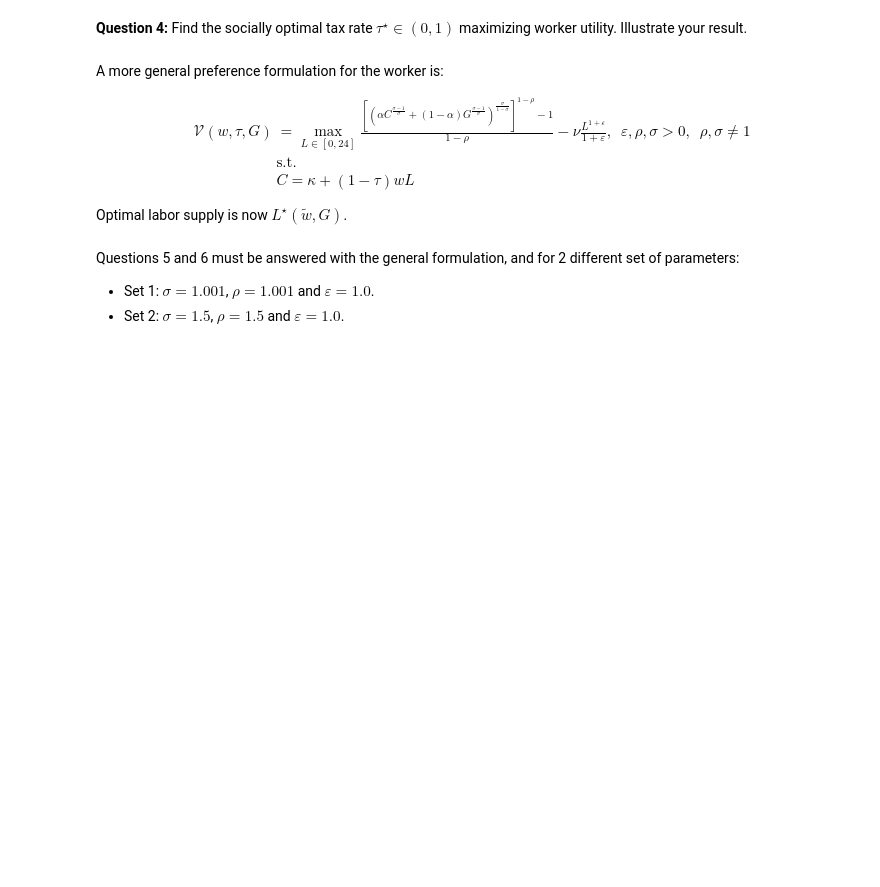
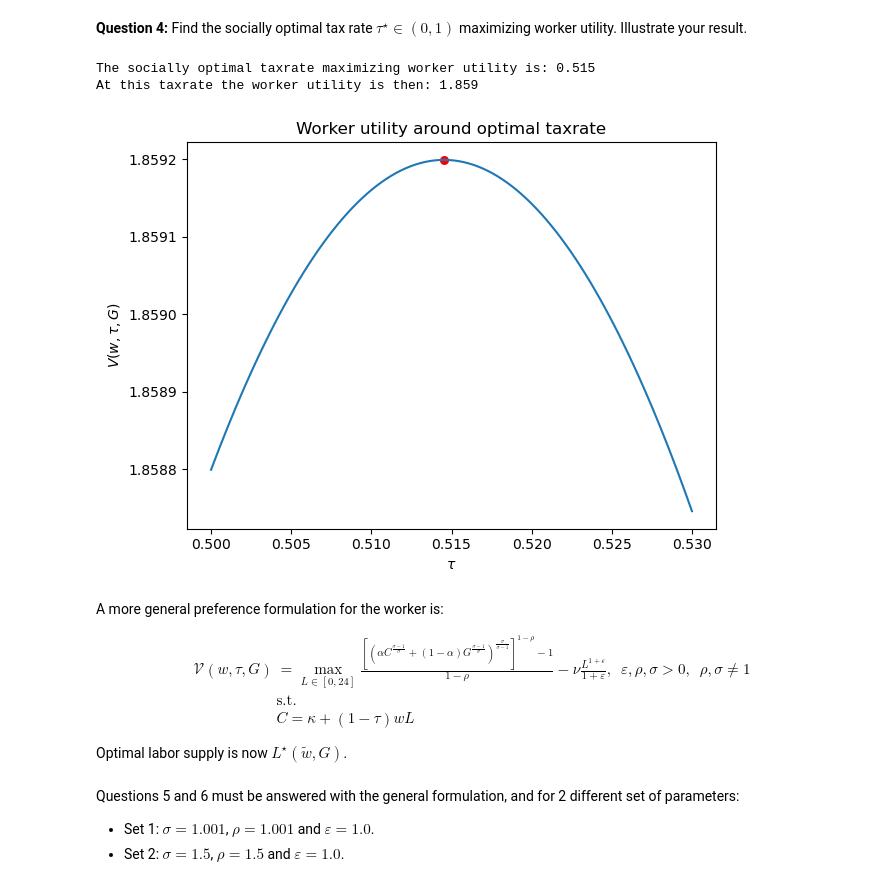
Before and after one commit to NumEconCopenhagen/projects-2023-jacob-per, a Jupyter notebook: examproject/Exam-2023-notebook.ipynb, the cells around one changed output. Drawn from its saved outputs; the diff is of its cells as text; code cells hidden in the pictures; blank space fills up the shorter version.

```diff
--- a/examproject/Exam-2023-notebook.ipynb
+++ b/examproject/Exam-2023-notebook.ipynb
@@ -149,9 +189,64 @@ $$
+# %%
+# a. set parameters
+kappa = 1.0
+alpha = 0.5
+nu = 1/(2*16**2)
+w = 1.0
+lower = 1e-2 # lower bound of tau
+upper = 1.0-lower # upper bound of tau
+tau_0 = 0.5 # initial guess
+
+# b. define negative utility dependant on tau
+def negative_utility(tau):
+    if tau>upper:
+        neg_util=1
+    elif tau<lower:
+        neg_util=1
+    else:
+        wt = (1-tau)*w
+        L = (-kappa+np.sqrt(kappa**2+4*(alpha/nu)*wt**2))/(2*wt)
+        C = kappa + (1-tau)*w*L
+        G = tau*w*L
+        neg_util = -(np.log(C**alpha*G**(1-alpha))-nu*(L**2/2))
+    return neg_util
+
+# c. minimize negative utility
+solution = optimize.minimize(negative_utility, tau_0, method='Nelder-Mead')
+print(f'The socially optimal taxrate maximizing worker utility is: {solution.x[0]:1.3f}')
+print(f'At this taxrate the worker utility is then: {-solution.fun:1.3f}')
+
+# d. plot of worker utility focused around optimal taxrate
+N = 100 # number of points to calculate
+lower = 0.50 # lower bound of tau
+upper = 0.53 # upper bound of tau
+tau_opt_vec = np.linspace(lower, upper, N)
+L_opt_vec = np.zeros(N)
+G_opt_vec = np.zeros(N)
+util_opt_vec = np.zeros(N)
+for i, tau in enumerate(tau_opt_vec):
+    tau = tau
+    wt = (1-tau)*w
+    L_opt_vec[i] = sol_func(kappa,alpha,nu,wt)
+    G_opt_vec[i] = tau*w*L_opt_vec[i]
+    util_opt_vec[i] = np.log((kappa+(1-tau)*w*L_opt_vec[i])**alpha*G_opt_vec[i]**(1-alpha))-nu*(L_opt_vec[i]**2/2)
+fig = plt.figure()
+ax = fig.add_subplot(1,1,1)
+ax.plot(tau_opt_vec,util_opt_vec)
+ax.scatter(solution.x[0],-solution.fun, c='red', s=30)
+ax.set_xlabel(r'$\tau$')
+ax.set_ylabel(r'$V(w,\tau,G)$')
+plt.title('Worker utility around optimal taxrate')
+fig.tight_layout()
+# %% [output]
+The socially optimal taxrate maximizing worker utility is: 0.515
+At this taxrate the worker utility is then: 1.859
+[figure, added]
 # %% [markdown]
 A more general preference formulation for the worker is:
 
 $$
 \begin{align*}
-\mathcal{V}(w,\tau,G)&=\max_{L\in[0,24]}\frac{\left[ \left( \alpha C^{\frac{\sigma-1}{\sigma}}+(1-\alpha) G^{\frac{\sigma-1}{\sigma}} \right)^{\frac{\sigma}{1-\sigma} }\right]^{1-\rho}-1}{1-\rho}- \nu\frac{L^{1+\varepsilon}}{1+\varepsilon},\,\,\,\varepsilon,\rho,\sigma>0,\,\,\,\rho,\sigma\neq1\\&\text{s.t.}\\&C=\kappa+(1-\tau)wL
+\mathcal{V}(w,\tau,G)&=\max_{L\in[0,24]}\frac{\left[ \left( \alpha C^{\frac{\sigma-1}{\sigma}}+(1-\alpha) G^{\frac{\sigma-1}{\sigma}} \right)^{\frac{\sigma}{\sigma-1} }\right]^{1-\rho}-1}{1-\rho}- \nu\frac{L^{1+\varepsilon}}{1+\varepsilon},\,\,\,\varepsilon,\rho,\sigma>0,\,\,\,\rho,\sigma\neq1\\&\text{s.t.}\\&C=\kappa+(1-\tau)wL
 \end{align*}
 $$
 
```
Also changed, not shown: parts of 6 cells of this notebook.
